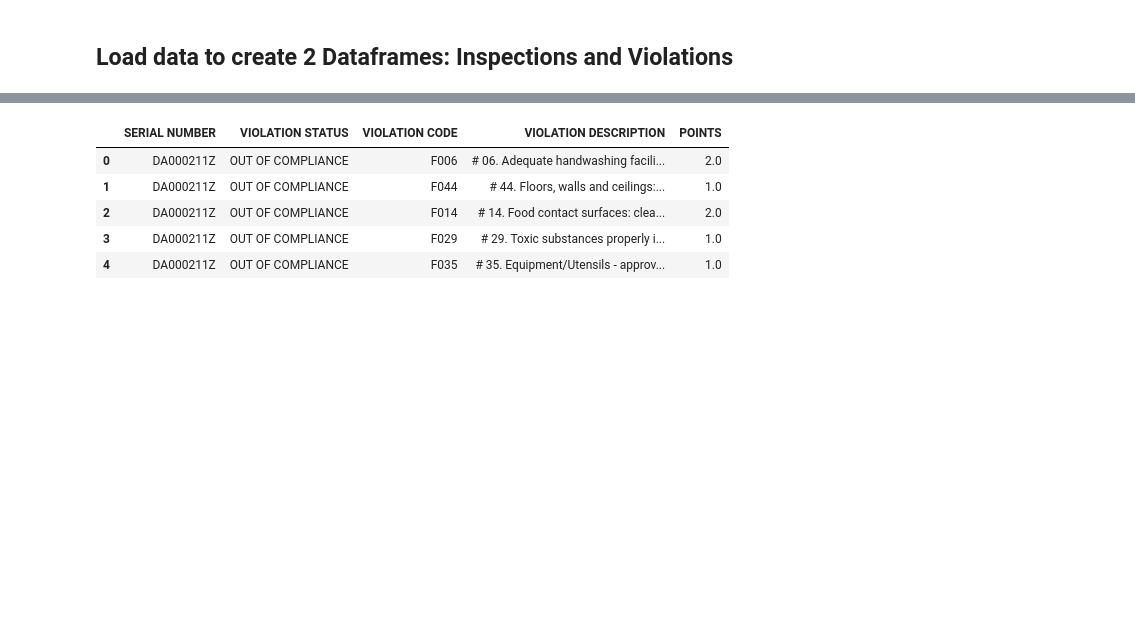
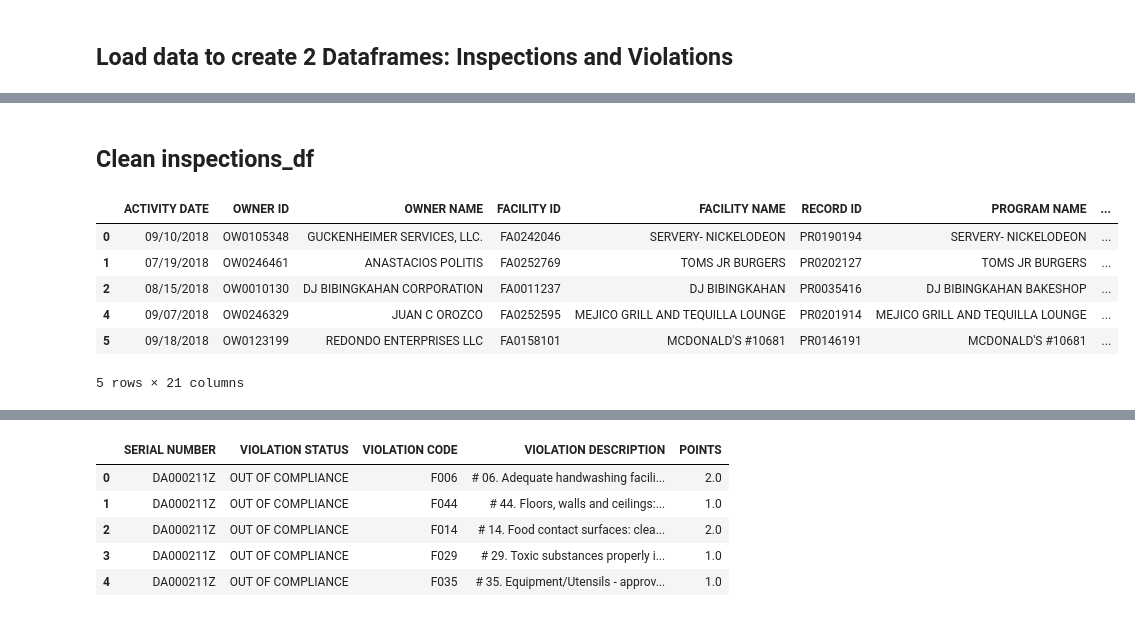
Before and after one commit to mcarter-00/Rats-in-the-Restaurants, a Jupyter notebook: SQL_ML.ipynb, the cells around one changed output, grey strips where cells are left out. Drawn from its saved outputs; the diff is of its cells as text; code cells hidden in the pictures; blank space fills up the shorter version.

```diff
--- a/SQL_ML.ipynb
+++ b/SQL_ML.ipynb
@@ -30,0 +46,14 @@ violations_dataset = pd.read_csv("./Resources/LOS_ANGELES_COUNTY_RESTAURANT_AND_
+# %% [markdown]
+## Clean inspections_df
+# %%
+#Remove all 'PE DESCRIPTION' that are not restaurants
+inspections_df = inspections_df.loc[inspections_df['PE DESCRIPTION'].str.contains('RESTAURANT')]
+inspections_df.head()
+# %% [output]
+|  | ACTIVITY DATE | OWNER ID | OWNER NAME | FACILITY ID | FACILITY NAME | RECORD ID | PROGRAM NAME | ... |
+| 0 | 09/10/2018 | OW0105348 | GUCKENHEIMER SERVICES, LLC. | FA0242046 | SERVERY- NICKELODEON | PR0190194 | SERVERY- NICKELODEON | ... |
+| 1 | 07/19/2018 | OW0246461 | ANASTACIOS POLITIS | FA0252769 | TOMS JR BURGERS | PR0202127 | TOMS JR BURGERS | ... |
+| 2 | 08/15/2018 | OW0010130 | DJ BIBINGKAHAN CORPORATION | FA0011237 | DJ BIBINGKAHAN | PR0035416 | DJ BIBINGKAHAN BAKESHOP | ... |
+| 4 | 09/07/2018 | OW0246329 | JUAN C OROZCO | FA0252595 | MEJICO GRILL AND TEQUILLA LOUNGE | PR0201914 | MEJICO GRILL AND TEQUILLA LOUNGE | ... |
+| 5 | 09/18/2018 | OW0123199 | REDONDO ENTERPRISES LLC | FA0158101 | MCDONALD'S #10681 | PR0146191 | MCDONALD'S #10681 | ... |
+5 rows × 21 columns
```
Also changed, not shown: parts of 55 cells of this notebook.
